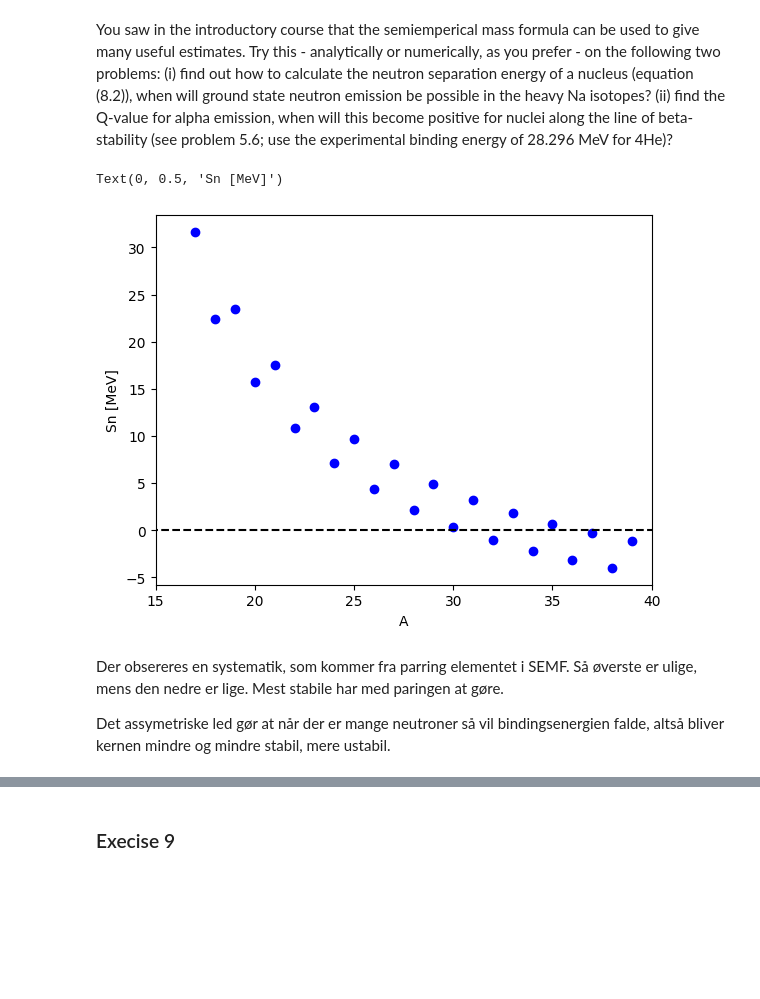
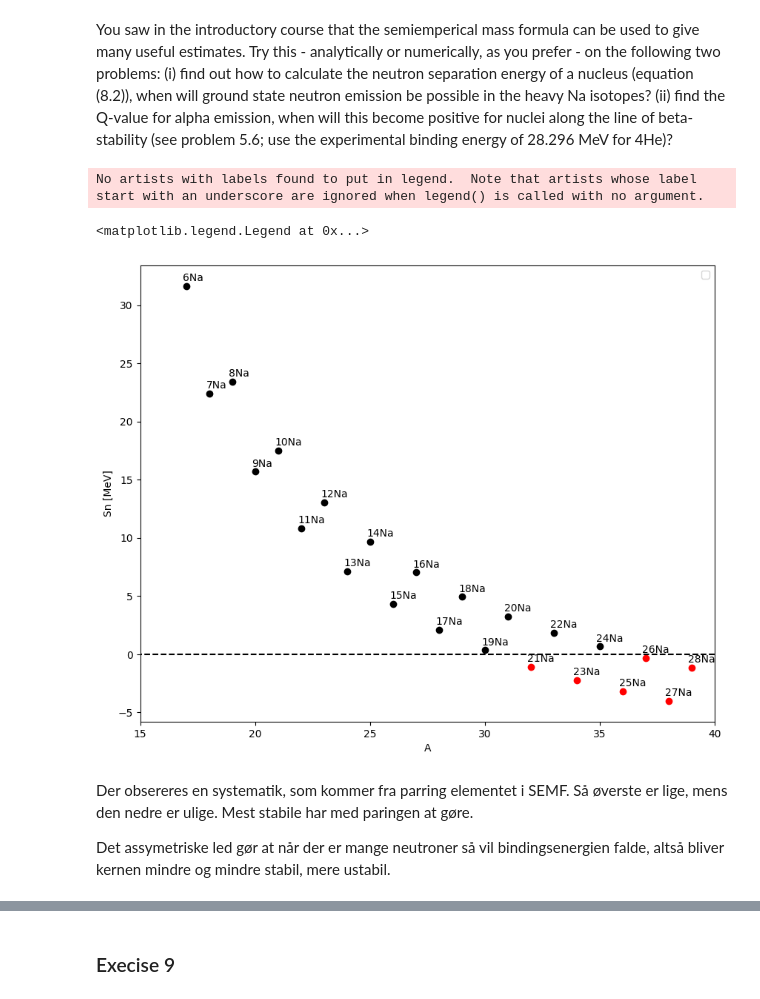
Before and after one commit to mariaheisel99/Studies, a Jupyter notebook: Nuclear_II/exercises.ipynb, the cells around one changed output, grey strips where cells are left out. Cells and saved outputs as stored; diff of their text form; code cells hidden in the pictures; blank space fills up the shorter version.

```diff
--- a/Nuclear_II/exercises.ipynb
+++ b/Nuclear_II/exercises.ipynb
@@ -65,22 +64,33 @@ will this become positive for nuclei along the line of beta-stability (see probl
 use the experimental binding energy of 28.296 MeV for 4He)?
 # %%
 # i)
+fig, ax = plt.subplots(figsize=(10,8))
 Z = 11
 N = np.array([6,7,8,9,10,11,12,13,14,15,16,17,18,19,20,21,22,23,24,25,26,27,28])
 A = N+Z
-sn = binding_E(A,Z)-binding_E(A-1,Z)
+Sn = binding_E(A,Z)-binding_E(A-1,Z)
 
-plt.scatter(A,sn, color='blue')
+# plt.scatter(A,sn, color='blue')
 plt.hlines(0,0,40, ls = 'dashed', color='k')
-# plt.annotate([N}],(A[0],sn[0]),textcoords="offset points", xytext=(7,0))
+for a,n,sn in zip(A,N,Sn):
+    if sn > 0:
+        color = 'k'
+    else:
+        color = 'red'
+
+    plt.scatter(a,sn,color=color)
+    plt.annotate(f'{n}Na',(a,sn),textcoords="offset points", xytext=(-3,5))
+
 plt.xlim(15,40)
 plt.xlabel('A')
 plt.ylabel('Sn [MeV]')
+plt.legend()
 # %% [output]
-Text(0, 0.5, 'Sn [MeV]')
+No artists with labels found to put in legend.  Note that artists whose label start with an underscore are ignored when legend() is called with no argument.
+<matplotlib.legend.Legend at 0x...>
-[figure, old version]
+[figure, new version]
 # %% [markdown]
-Der obsereres en systematik, som kommer fra parring elementet i SEMF. Så øverste er ulige, mens den nedre er lige. Mest stabile har med paringen at gøre.
+Der obsereres en systematik, som kommer fra parring elementet i SEMF. Så øverste er lige, mens den nedre er ulige. Mest stabile har med paringen at gøre.
 
 Det assymetriske led gør at når der er mange neutroner så vil bindingsenergien falde, altså bliver kernen mindre og mindre stabil, mere ustabil.
 # %%
```
Also changed, not shown: parts of 7 cells of this notebook, 1 other file.
